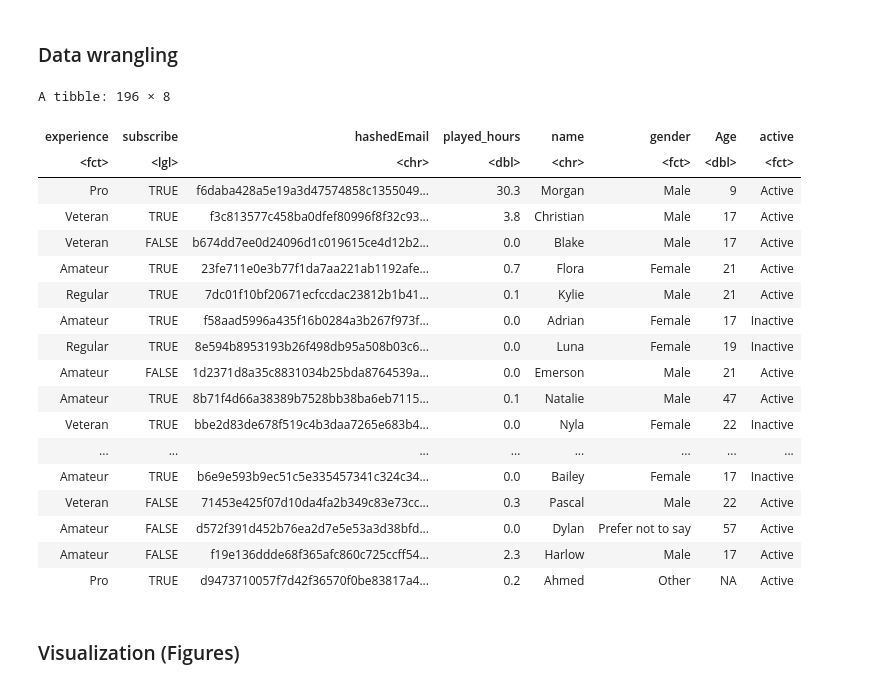
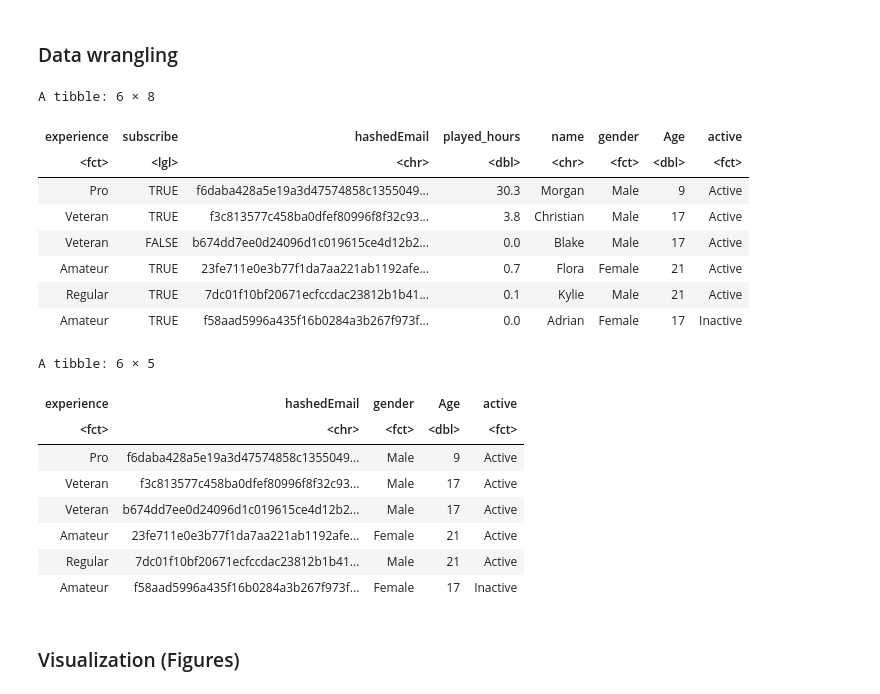
Before and after one commit to lucychenyun/DSCI100-Project-Group, a Jupyter notebook: Project.ipynb, the cells around one changed output. Drawn from its saved outputs; the diff is of its cells as text; code cells hidden in the pictures.

```diff
--- a/Project.ipynb
+++ b/Project.ipynb
@@ -61,34 +61,38 @@ A tibble: 6 × 5
 # %%
 player_data <- players |>
   rowwise() |>
   mutate(
       active = {
       this_email <- hashedEmail
       count_sessions <- nrow(filter(sessions, hashedEmail == this_email))
       if (count_sessions > 0) "Active" else "Inactive"}) |>
   ungroup() |>
   mutate(active = factor(active), gender = factor(gender), experience = factor(experience))
 
-player_data
+head(player_data)
 # %% [output]
-A tibble: 196 × 8
+A tibble: 6 × 8
 | experience | subscribe | hashedEmail | played_hours | name | gender | Age | active |
 | <fct> | <lgl> | <chr> | <dbl> | <chr> | <fct> | <dbl> | <fct> |
 | Pro | TRUE | f6daba428a5e19a3d47574858c1355049... | 30.3 | Morgan | Male | 9 | Active |
 | Veteran | TRUE | f3c813577c458ba0dfef80996f8f32c93... | 3.8 | Christian | Male | 17 | Active |
 | Veteran | FALSE | b674dd7ee0d24096d1c019615ce4d12b2... | 0.0 | Blake | Male | 17 | Active |
 | Amateur | TRUE | 23fe711e0e3b77f1da7aa221ab1192afe... | 0.7 | Flora | Female | 21 | Active |
 | Regular | TRUE | 7dc01f10bf20671ecfccdac23812b1b41... | 0.1 | Kylie | Male | 21 | Active |
 | Amateur | TRUE | f58aad5996a435f16b0284a3b267f973f... | 0.0 | Adrian | Female | 17 | Inactive |
-| Regular | TRUE | 8e594b8953193b26f498db95a508b03c6... | 0.0 | Luna | Female | 19 | Inactive |
-| Amateur | FALSE | 1d2371d8a35c8831034b25bda8764539a... | 0.0 | Emerson | Male | 21 | Active |
-| Amateur | TRUE | 8b71f4d66a38389b7528bb38ba6eb7115... | 0.1 | Natalie | Male | 47 | Active |
-| Veteran | TRUE | bbe2d83de678f519c4b3daa7265e683b4... | 0.0 | Nyla | Female | 22 | Inactive |
-| ... | ... | ... | ... | ... | ... | ... | ... |
-| Amateur | TRUE | b6e9e593b9ec51c5e335457341c324c34... | 0.0 | Bailey | Female | 17 | Inactive |
-| Veteran | FALSE | 71453e425f07d10da4fa2b349c83e73cc... | 0.3 | Pascal | Male | 22 | Active |
-| Amateur | FALSE | d572f391d452b76ea2d7e5e53a3d38bfd... | 0.0 | Dylan | Prefer not to say | 57 | Active |
-| Amateur | FALSE | f19e136ddde68f365afc860c725ccff54... | 2.3 | Harlow | Male | 17 | Active |
-| Pro | TRUE | d9473710057f7d42f36570f0be83817a4... | 0.2 | Ahmed | Other | NA | Active |
+# %%
+player_data_2 <- player_data |>
+    select(-subscribe, -name, -played_hours)
+head(player_data_2)
+# %% [output]
+A tibble: 6 × 5
+| experience | hashedEmail | gender | Age | active |
+| <fct> | <chr> | <fct> | <dbl> | <fct> |
+| Pro | f6daba428a5e19a3d47574858c1355049... | Male | 9 | Active |
+| Veteran | f3c813577c458ba0dfef80996f8f32c93... | Male | 17 | Active |
+| Veteran | b674dd7ee0d24096d1c019615ce4d12b2... | Male | 17 | Active |
+| Amateur | 23fe711e0e3b77f1da7aa221ab1192afe... | Female | 21 | Active |
+| Regular | 7dc01f10bf20671ecfccdac23812b1b41... | Male | 21 | Active |
+| Amateur | f58aad5996a435f16b0284a3b267f973f... | Female | 17 | Inactive |
 # %% [markdown]
 ### Visualization (Figures)
```
Also changed, not shown: parts of 2 cells of this notebook.
